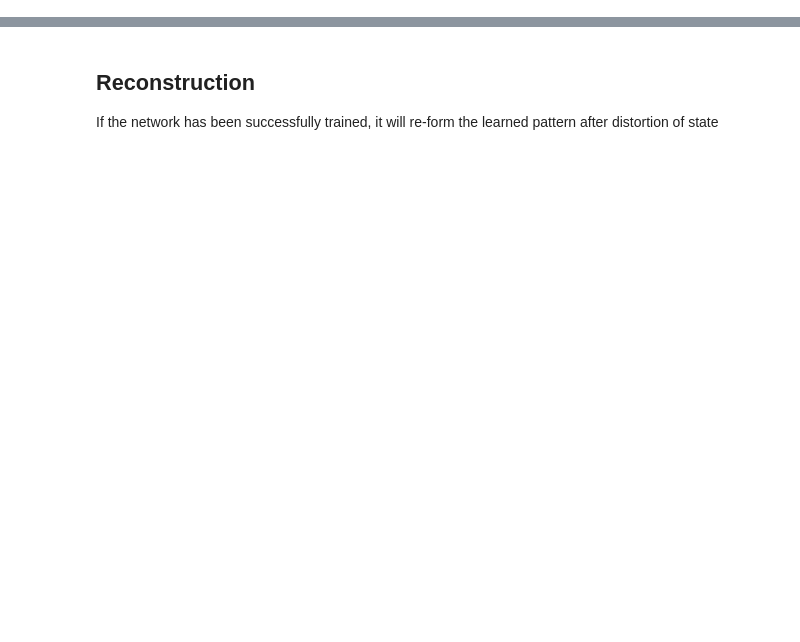
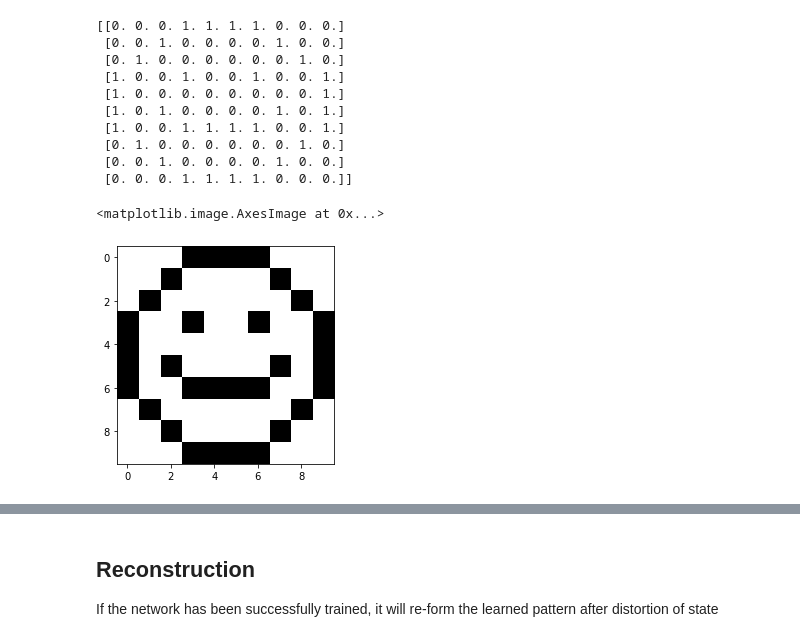
Before and after one commit to tylermccollum/Hopfield, a Jupyter notebook: hopfield.ipynb, the cells around one changed output, grey strips where cells are left out. Saved outputs shown, nothing was run; the diff lists cells and outputs as text; code cells hidden in the pictures; blank space fills up the shorter version.

```diff
--- a/hopfield.ipynb
+++ b/hopfield.ipynb
@@ -18,6 +18,25 @@ def plot (arr_in):
 def outer_product_3d(matrix1, matrix2):
     # Reshape matrix1 to (m, n, 1) and matrix2 to (1, p, q)
     return matrix1[:, :, np.newaxis] * matrix2[np.newaxis, :, :]
+# %%
+smily = plt.imread('smily.png')
+smily = 1 - smily
+smily = np.array(smily).astype('float')
+print(smily )
+plt.imshow(smily, 'Greys')
+# %% [output]
+[[0. 0. 0. 1. 1. 1. 1. 0. 0. 0.]
+ [0. 0. 1. 0. 0. 0. 0. 1. 0. 0.]
+ [0. 1. 0. 0. 0. 0. 0. 0. 1. 0.]
+ [1. 0. 0. 1. 0. 0. 1. 0. 0. 1.]
+ [1. 0. 0. 0. 0. 0. 0. 0. 0. 1.]
+ [1. 0. 1. 0. 0. 0. 0. 1. 0. 1.]
+ [1. 0. 0. 1. 1. 1. 1. 0. 0. 1.]
+ [0. 1. 0. 0. 0. 0. 0. 0. 1. 0.]
+ [0. 0. 1. 0. 0. 0. 0. 1. 0. 0.]
+ [0. 0. 0. 1. 1. 1. 1. 0. 0. 0.]]
+<matplotlib.image.AxesImage at 0x...>
+[figure, added]
 # %%
 class neuron ():
     def __init__(self, size) -> None:
```
Also changed, not shown: parts of 7 cells of this notebook.
